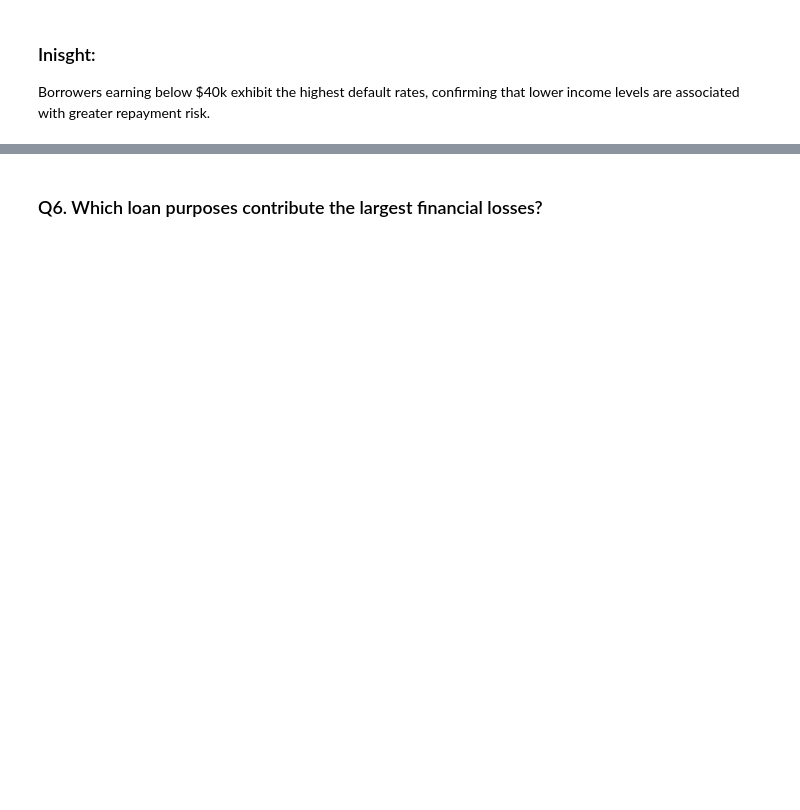
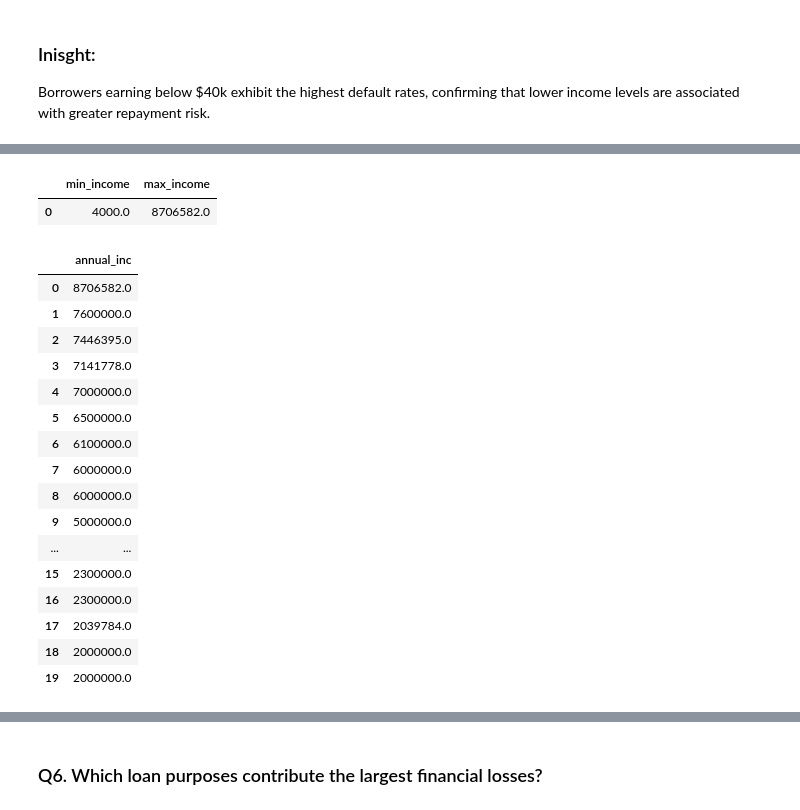
Before and after one commit to sharmamansi1608-da/lending-club-credit-risk-analysis, a Jupyter notebook: lending_credit_risk_analysis.ipynb, the cells around one changed output, grey strips where cells are left out. Saved outputs shown, nothing was run; the diff lists cells and outputs as text; code cells hidden in the pictures; blank space fills up the shorter version.

```diff
--- a/lending_credit_risk_analysis.ipynb
+++ b/lending_credit_risk_analysis.ipynb
@@ -789,2 +854,40 @@ Borrowers earning below $40k exhibit the highest default rates, confirming that
+# %%
+query = """
+SELECT
+MIN(annual_inc) as min_income,
+MAX(annual_inc) as max_income
+FROM loan;
+"""
+pd.read_sql(query,conn)
+# %% [output]
+|  | min_income | max_income |
+| 0 | 4000.0 | 8706582.0 |
+# %%
+query = """
+SELECT
+annual_inc
+FROM loan
+ORDER BY annual_inc DESC
+LIMIT 20;
+"""
+pd.read_sql(query,conn)
+# %% [output]
+|  | annual_inc |
+| 0 | 8706582.0 |
+| 1 | 7600000.0 |
+| 2 | 7446395.0 |
+| 3 | 7141778.0 |
+| 4 | 7000000.0 |
+| 5 | 6500000.0 |
+| 6 | 6100000.0 |
+| 7 | 6000000.0 |
+| 8 | 6000000.0 |
+| 9 | 5000000.0 |
+| ... | ... |
+| 15 | 2300000.0 |
+| 16 | 2300000.0 |
+| 17 | 2039784.0 |
+| 18 | 2000000.0 |
+| 19 | 2000000.0 |
 # %%
 query = """
```
Also changed, not shown: parts of 39 cells of this notebook.
